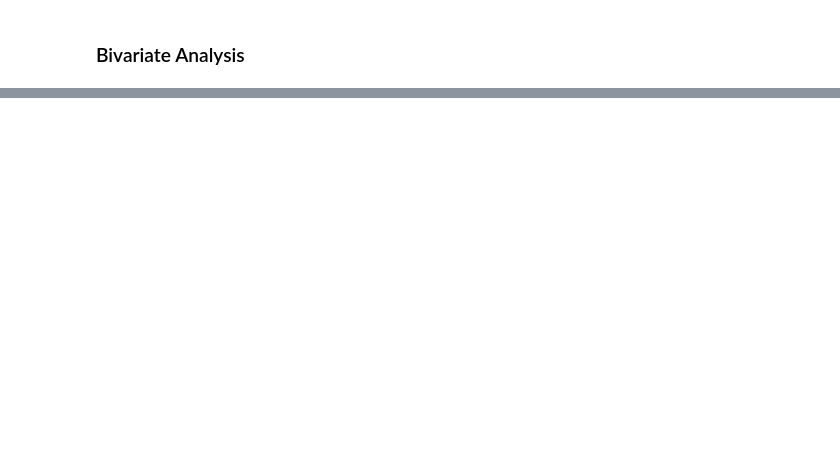
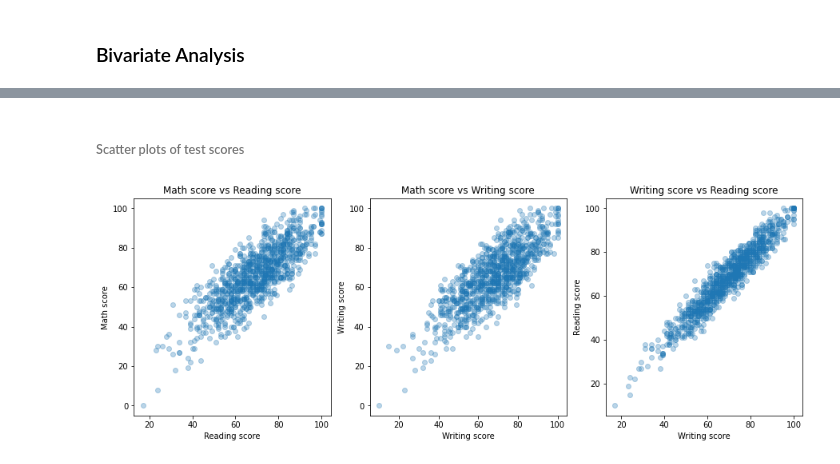
Before and after one commit to Hazem0h/project-3-Data-Viz, a Jupyter notebook: Part 1.ipynb, the cells around one changed output, grey strips where cells are left out. Saved outputs shown, nothing was run; the diff lists cells and outputs as text; code cells hidden in the pictures; blank space fills up the shorter version.

```diff
--- a/Part 1.ipynb
+++ b/Part 1.ipynb
@@ -239,0 +243,28 @@ df_mod.corr()
+# %% [markdown]
+###### Scatter plots of test scores
+# %%
+plt.figure(figsize=(15,5));
+alpha = 0.3
+
+# math score vs reading score
+plt.subplot(1,3,1);
+plt.scatter(y = df_mod.math_score, x = df_mod.reading_score, alpha = alpha);
+plt.xlabel("Reading score");
+plt.ylabel("Math score");
+plt.title("Math score vs Reading score");
+
+# math score vs writing score
+plt.subplot(1,3,2);
+plt.scatter(y = df_mod.math_score, x = df_mod.writing_score, alpha = alpha);
+plt.xlabel("Writing score");
+plt.ylabel("Writing score");
+plt.title("Math score vs Writing score");
+
+# writing score vs reading score
+plt.subplot(1,3,3);
+plt.scatter(y = df_mod.writing_score, x = df_mod.reading_score, alpha = alpha);
+plt.xlabel("Writing score");
+plt.ylabel("Reading score");
+plt.title("Writing score vs Reading score");
+# %% [output]
+[figure, added]
```
Also changed, not shown: parts of 32 cells of this notebook.
